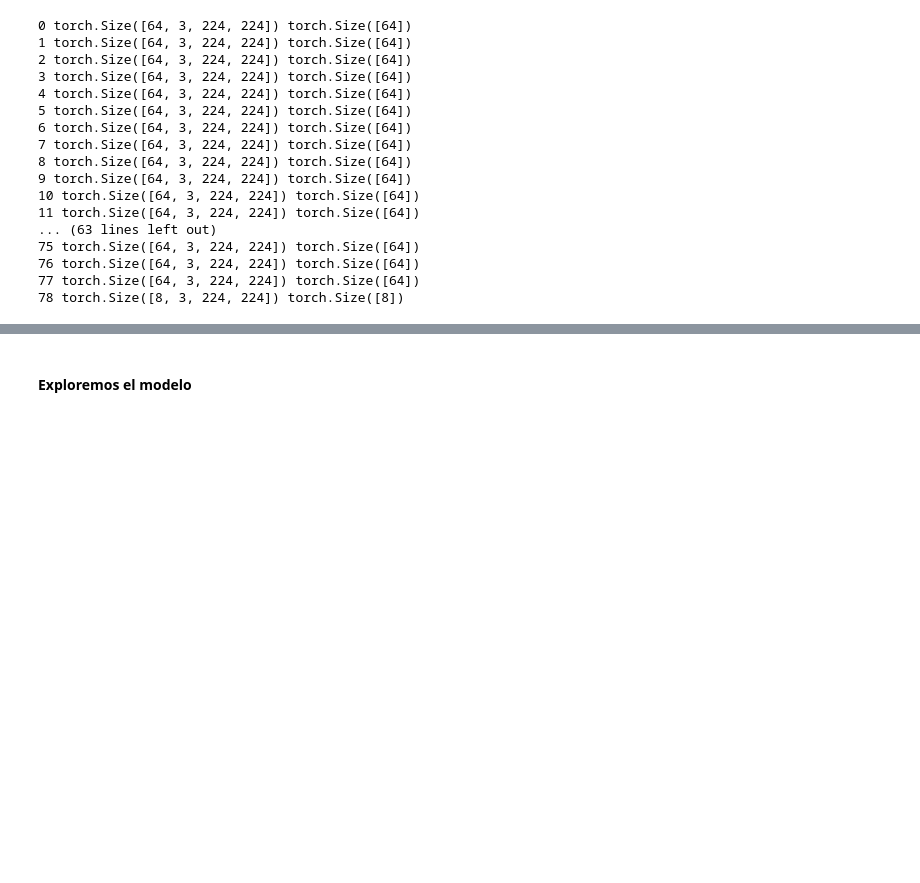
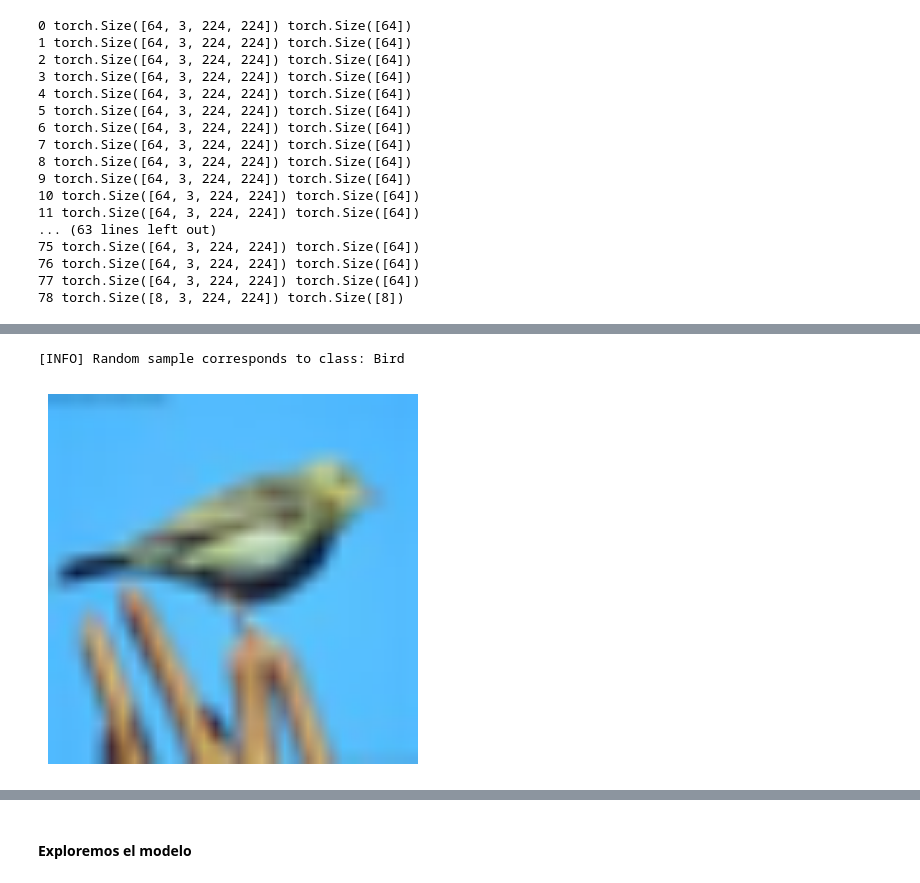
Before and after one commit to Luz026/TC5033_Team30, a Jupyter notebook: A2c/A2c_DL_TC5033.ipynb, the cells around one changed output, grey strips where cells are left out. Cells and saved outputs as stored; diff of their text form; code cells hidden in the pictures; blank space fills up the shorter version.

```diff
--- a/A2c/A2c_DL_TC5033.ipynb
+++ b/A2c/A2c_DL_TC5033.ipynb
@@ -144,0 +342,44 @@ La imagen muestreada representa un: Frog
+# %%
+# -----------------------------------------------------------------------------
+# Class labels for CIFAR‑10
+# -----------------------------------------------------------------------------
+# These correspond to the 10 categories in the CIFAR‑10 dataset.
+classes = ['Plane', 'Car', 'Bird', 'Cat', 'Deer', 'Dog', 'Frog', 'Horse', 'Ship', 'Truck']
+
+
+# -----------------------------------------------------------------------------
+# Utility function for plotting an image tensor
+# -----------------------------------------------------------------------------
+def plot_figure(image):
+    """
+    Display an image tensor using matplotlib.
+
+    Parameters:
+        image (Tensor): A 3D tensor representing an image in (C, H, W) format.
+                        The function permutes it to (H, W, C) for plotting.
+    """
+    plt.imshow(image.permute(1, 2, 0))   # Convert from CHW → HWC for correct visualization
+    plt.axis('off')                      # Hide axis ticks for a cleaner display
+    plt.show()
+
+
+# -----------------------------------------------------------------------------
+# Sample a random image from the test set
+# -----------------------------------------------------------------------------
+rnd_sample_idx = np.random.randint(len(test_loader))  # Random index from test dataset
+
+# Retrieve the class label of the sampled image
+sample_label = test_loader.dataset[rnd_sample_idx][1]
+print(f"[INFO] Random sample corresponds to class: {classes[sample_label]}")
+
+# Retrieve the image tensor
+image = test_loader.dataset[rnd_sample_idx][0]
+
+# Normalize to [0,1] for visualization (some transforms make images negative)
+image = (image - image.min()) / (image.max() - image.min())
+
+# Display the image
+plot_figure(image)
+# %% [output]
+[INFO] Random sample corresponds to class: Bird
+[figure, added]
```
Also changed, not shown: parts of 32 cells of this notebook.
